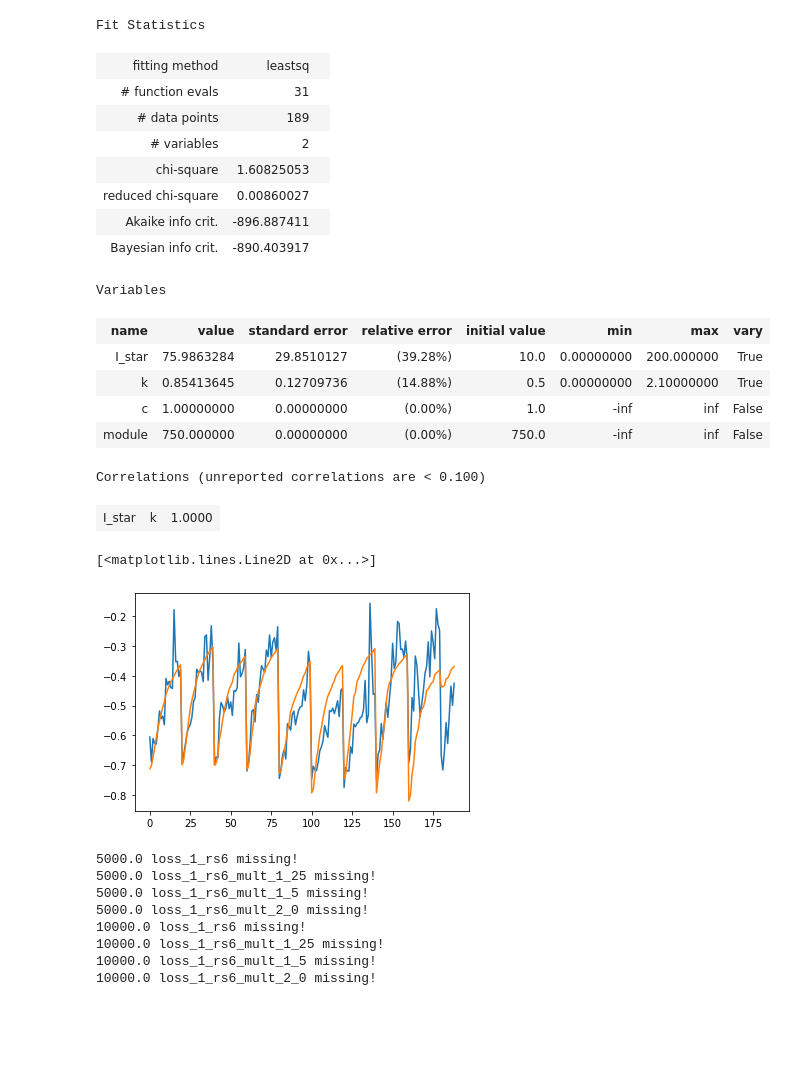
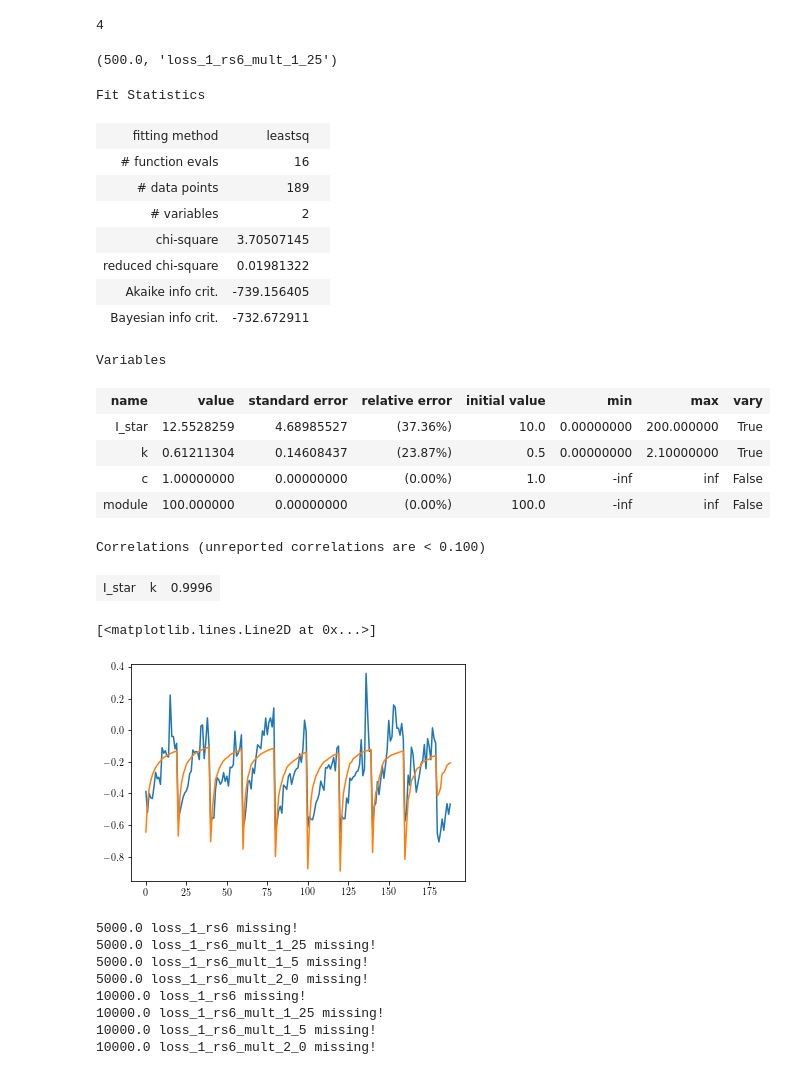
Before and after one commit to carlidel/collimator_scans, a Jupyter notebook: all_fits.ipynb, the cells around one changed output. Drawn from its saved outputs; the diff is of its cells as text; code cells hidden in the pictures; blank space fills up the shorter version.

```diff
--- a/all_fits.ipynb
+++ b/all_fits.ipynb
@@ -59,0 +93,3 @@ np.argmin(errors)
+# %%
+plt.rc('text', usetex=True)
+plt.rc('font', family='serif')
@@ -107,7 +175,7 @@ errors = []
 values = []
 
 for key in fit_result_module_b2_v:
-    if "mult_1_5" in key[1]:
+    # if "mult_1_5" in key[1]:
         keys.append(key)
         results.append(fit_result_module_b2_v[key][0])
         errors.append(fit_result_module_b2_v[key][0].chisqr)
@@ -118,0 +183,16 @@ np.argmin(errors)
+# %%
+keys = []
+results = []
+errors = []
+values = []
+I_star = []
+kappa = []
+
+for key in fit_result_module_b2_v:
+    if fit_result_module_b2_v[key][0].params["I_star"].value < 100.0:
+        keys.append(key)
+        results.append(fit_result_module_b2_v[key][0])
+        errors.append(fit_result_module_b2_v[key][0].chisqr)
+        values.append((fit_result_module_b2_v[key][1], fit_result_module_b2_v[key][2]))
+        I_star.append(fit_result_module_b2_v[key][0].params["I_star"].value)
+        kappa.append(fit_result_module_b2_v[key][0].params["k"].value)
@@ -119,29 +214,38 @@ np.argmin(errors)
+# %%
+idx = np.argmin(errors)
+np.argmin(errors)
+# %% [output]
+4
+# %%
+keys[idx]
+# %% [output]
+(500.0, 'loss_1_rs6_mult_1_25')
 # %%
-results[3]
+results[idx]
 # %% [output]
 Fit Statistics
 | fitting method | leastsq |  |
-| # function evals | 31 |  |
+| # function evals | 16 |  |
 | # data points | 189 |  |
 | # variables | 2 |  |
-| chi-square | 1.60825053 |  |
-| reduced chi-square | 0.00860027 |  |
-| Akaike info crit. | -896.887411 |  |
-| Bayesian info crit. | -890.403917 |  |
+| chi-square | 3.70507145 |  |
+| reduced chi-square | 0.01981322 |  |
+| Akaike info crit. | -739.156405 |  |
+| Bayesian info crit. | -732.672911 |  |
 Variables
 | name | value | standard error | relative error | initial value | min | max | vary |
-| I_star | 75.9863284 | 29.8510127 | (39.28%) | 10.0 | 0.00000000 | 200.000000 | True |
-| k | 0.85413645 | 0.12709736 | (14.88%) | 0.5 | 0.00000000 | 2.10000000 | True |
+| I_star | 12.5528259 | 4.68985527 | (37.36%) | 10.0 | 0.00000000 | 200.000000 | True |
+| k | 0.61211304 | 0.14608437 | (23.87%) | 0.5 | 0.00000000 | 2.10000000 | True |
 | c | 1.00000000 | 0.00000000 | (0.00%) | 1.0 | -inf | inf | False |
-| module | 750.000000 | 0.00000000 | (0.00%) | 750.0 | -inf | inf | False |
+| module | 100.000000 | 0.00000000 | (0.00%) | 100.0 | -inf | inf | False |
 Correlations (unreported correlations are < 0.100)
-| I_star | k | 1.0000 |
+| I_star | k | 0.9996 |
 # %%
-plt.plot(values[3][0])
-plt.plot(values[3][1])
+plt.plot(values[idx][0])
+plt.plot(values[idx][1])
 # %% [output]
 [<matplotlib.lines.Line2D at 0x...>]
-[figure, old version]
+[figure, new version]
 # %%
 fit_result_module_b1_h = {}
 
```
Also changed, not shown: parts of 16 cells of this notebook, 12 other files.
